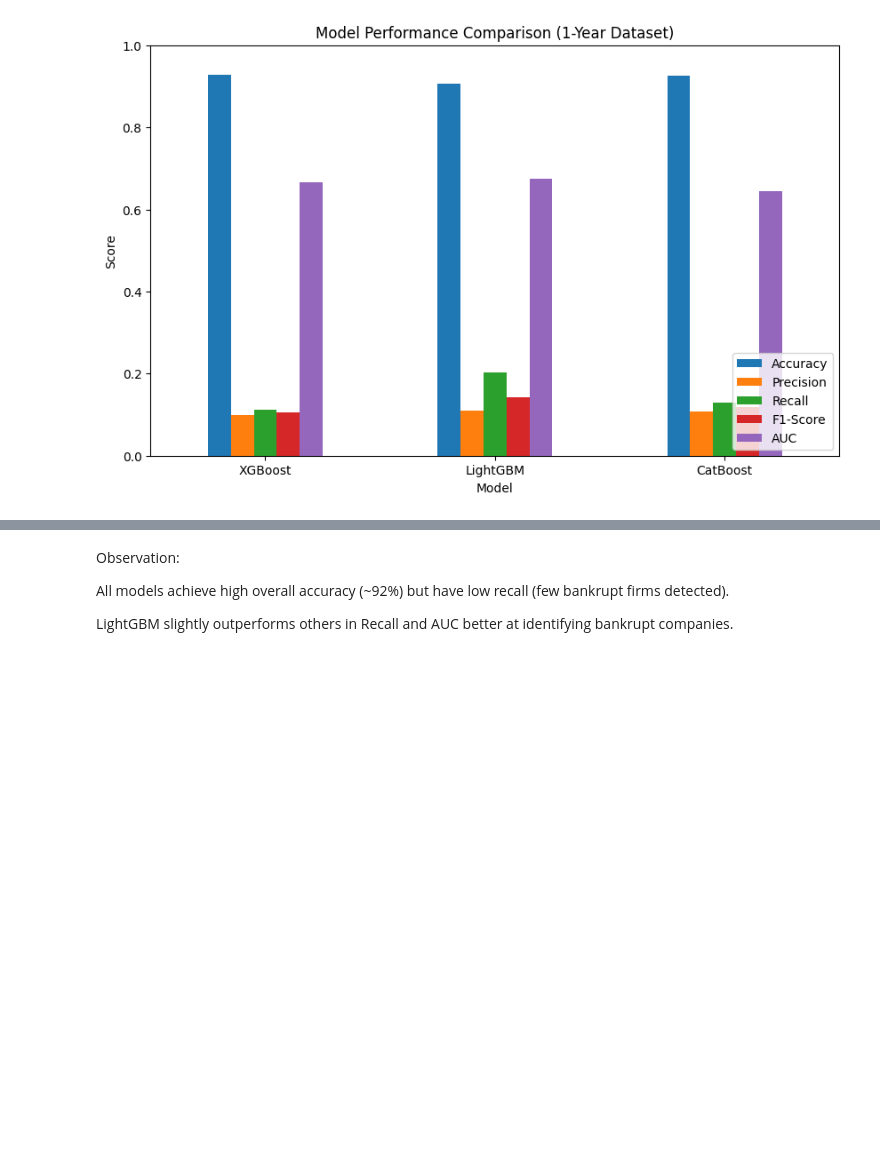
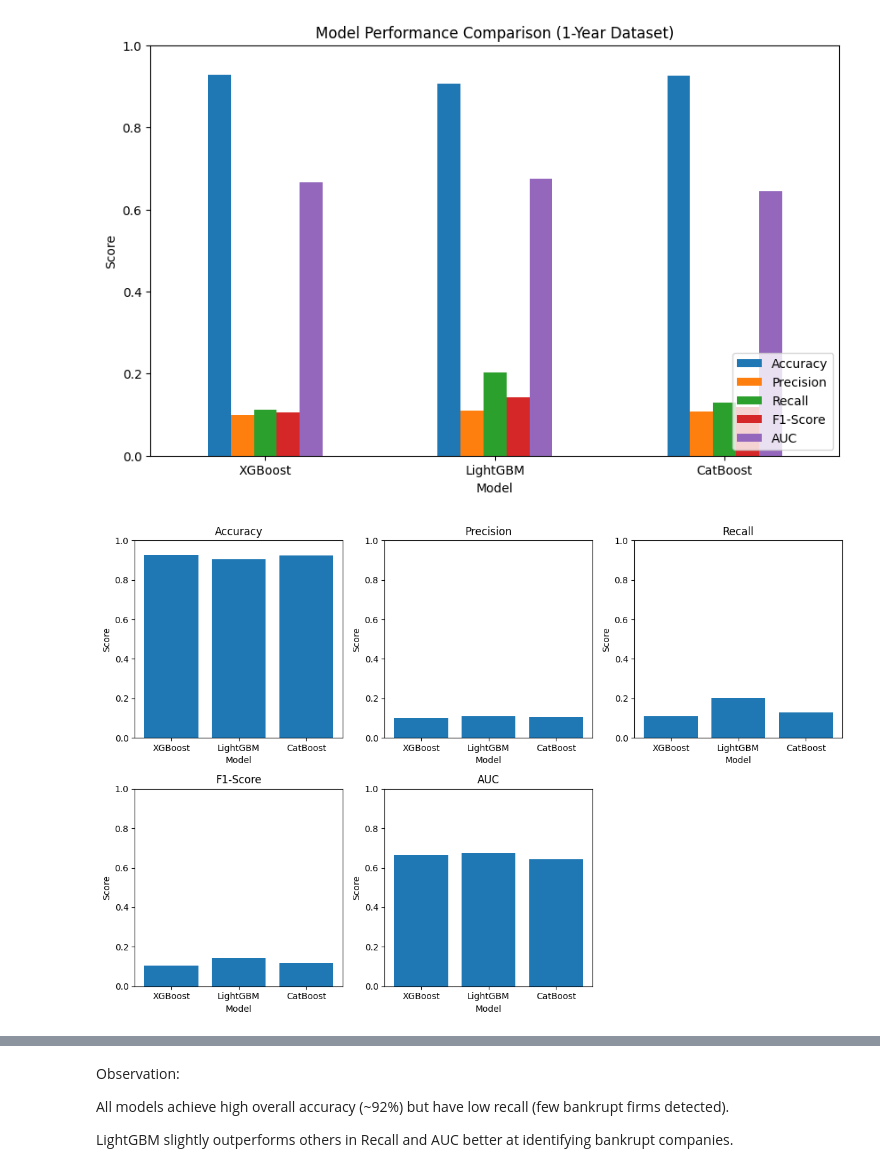
Before and after one commit to Sai-Vara-Prasad-Lekkalapudi/major-project, a Jupyter notebook: Major_project_EDA.ipynb, the cells around one changed output, grey strips where cells are left out. Drawn from its saved outputs; the diff is of its cells as text; code cells hidden in the pictures; blank space fills up the shorter version.

```diff
--- a/Major_project_EDA.ipynb
+++ b/Major_project_EDA.ipynb
@@ -889,3 +889,22 @@ Model Performance Comparison:
 2  CatBoost  0.925320   0.107692  0.129630  0.117647  0.644498
 <Figure size 800x500 with 0 Axes>
 [figure]
+# %%
+import matplotlib.pyplot as plt
+
+metrics = ["Accuracy", "Precision", "Recall", "F1-Score", "AUC"]
+
+plt.figure(figsize=(12, 8))
+
+for i, metric in enumerate(metrics):
+    plt.subplot(2, 3, i+1)
+    plt.bar(results_df["Model"], results_df[metric])
+    plt.title(metric)
+    plt.ylim(0, 1)
+    plt.xlabel("Model")
+    plt.ylabel("Score")
+
+plt.tight_layout()
+plt.show()
+# %% [output]
+[figure, added]
```
Also changed, not shown: parts of 1 cell of this notebook.
